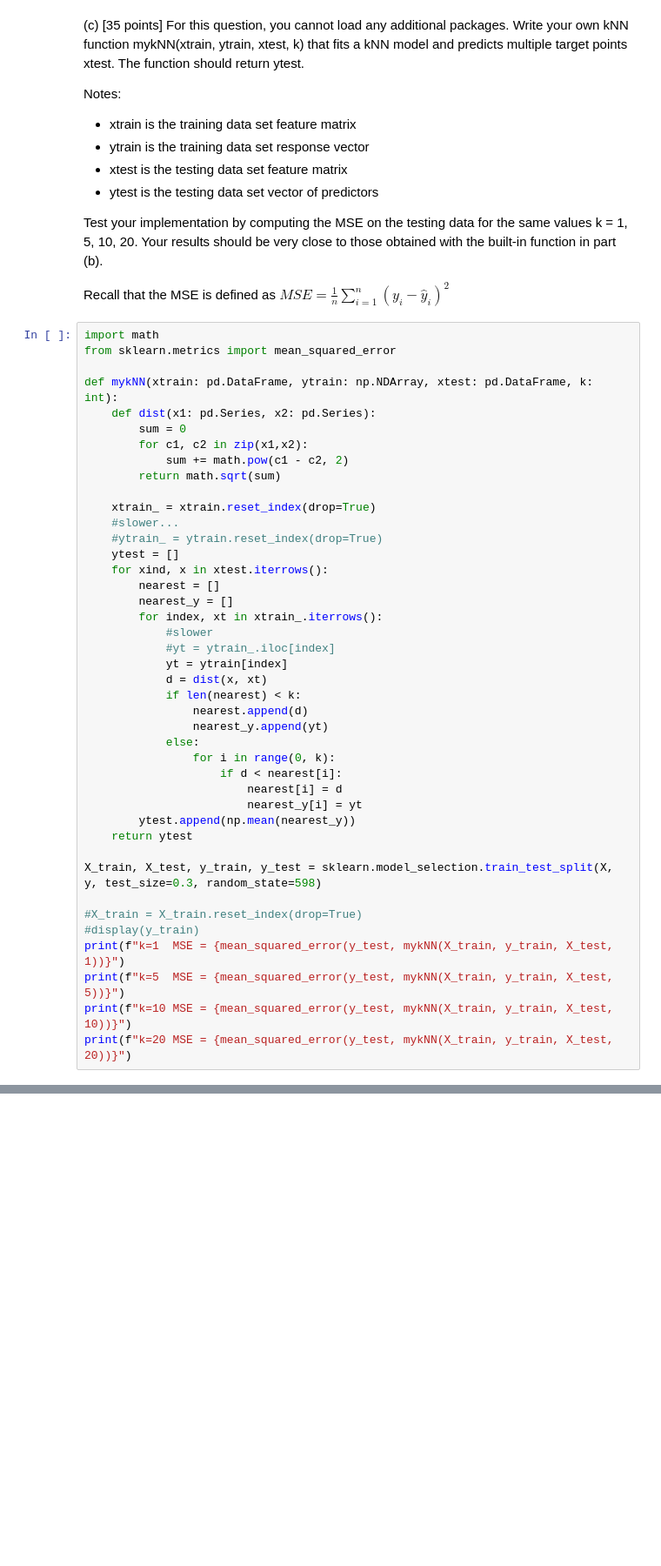
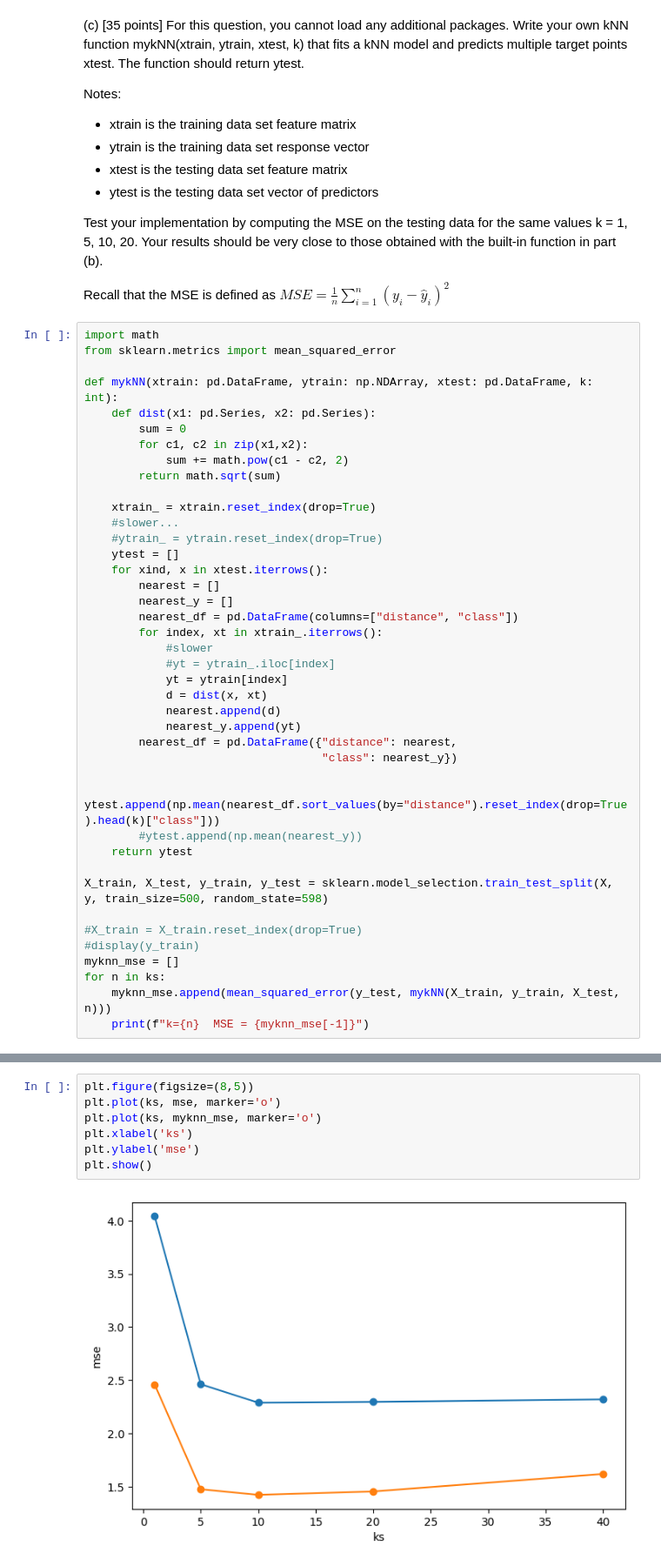
Before and after one commit to uiuc-msynowiec/cs598_psl, a Jupyter notebook: CodingAssignments/CA1/CS598_PSL_CA_1_Mark.ipynb, the cells around one changed output, grey strips where cells are left out. Shown at 87% size. Cells and saved outputs as stored; diff of their text form; blank space fills up the shorter version.

```diff
--- a/CodingAssignments/CA1/CS598_PSL_CA_1_Mark.ipynb
+++ b/CodingAssignments/CA1/CS598_PSL_CA_1_Mark.ipynb
@@ -223,28 +259,27 @@ def mykNN(xtrain: pd.DataFrame, ytrain: np.NDArray, xtest: pd.DataFrame, k: int)
     for xind, x in xtest.iterrows():
         nearest = []
         nearest_y = []
+        nearest_df = pd.DataFrame(columns=["distance", "class"])
         for index, xt in xtrain_.iterrows():
             #slower
             #yt = ytrain_.iloc[index]
             yt = ytrain[index]
             d = dist(x, xt)
-            if len(nearest) < k:
-                nearest.append(d)
-                nearest_y.append(yt)
-            else:
-                for i in range(0, k):
-                    if d < nearest[i]:
-                        nearest[i] = d
-                        nearest_y[i] = yt
-        ytest.append(np.mean(nearest_y))
+            nearest.append(d)
+            nearest_y.append(yt)
+        nearest_df = pd.DataFrame({"distance": nearest,
+                                   "class": nearest_y})
+
+        ytest.append(np.mean(nearest_df.sort_values(by="distance").reset_index(drop=True).head(k)["class"]))
+        #ytest.append(np.mean(nearest_y))
     return ytest
 
-X_train, X_test, y_train, y_test = sklearn.model_selection.train_test_split(X, y, test_size=0.3, random_state=598)
+X_train, X_test, y_train, y_test = sklearn.model_selection.train_test_split(X, y, train_size=500, random_state=598)
 
 #X_train = X_train.reset_index(drop=True)
 #display(y_train)
-print(f"k=1  MSE = {mean_squared_error(y_test, mykNN(X_train, y_train, X_test, 1))}")
-print(f"k=5  MSE = {mean_squared_error(y_test, mykNN(X_train, y_train, X_test, 5))}")
-print(f"k=10 MSE = {mean_squared_error(y_test, mykNN(X_train, y_train, X_test, 10))}")
-print(f"k=20 MSE = {mean_squared_error(y_test, mykNN(X_train, y_train, X_test, 20))}")
+myknn_mse = []
+for n in ks:
+    myknn_mse.append(mean_squared_error(y_test, mykNN(X_train, y_train, X_test, n)))
+    print(f"k={n}  MSE = {myknn_mse[-1]}")
 # %% [output]
@@ -254,0 +291,9 @@ k=20 MSE = 2.372424407809754
+# %%
+plt.figure(figsize=(8,5))
+plt.plot(ks, mse, marker='o')
+plt.plot(ks, myknn_mse, marker='o')
+plt.xlabel('ks')
+plt.ylabel('mse')
+plt.show()
+# %% [output]
+[figure, added]
```
Also changed, not shown: parts of 3 cells of this notebook.
